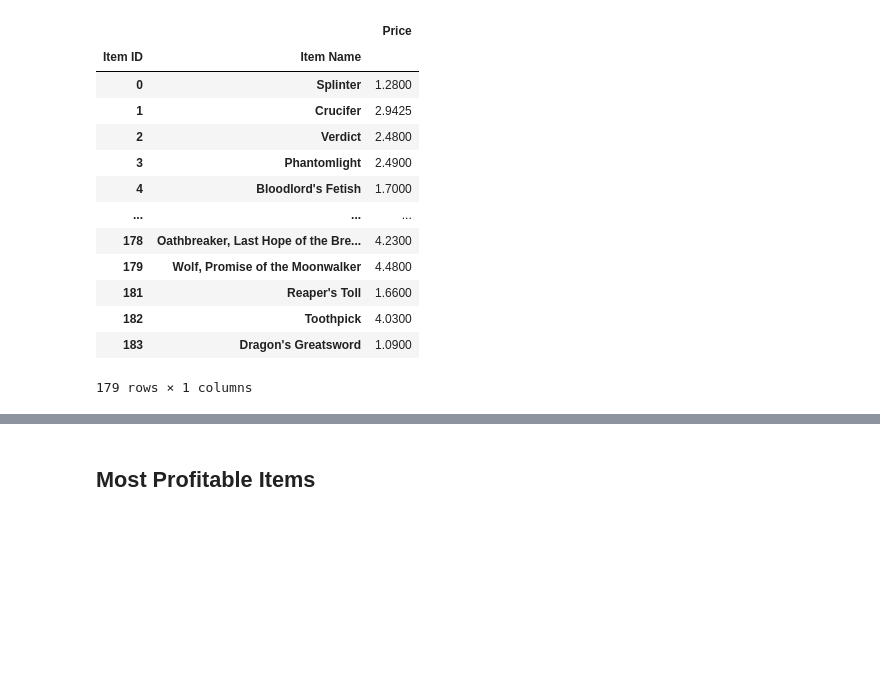
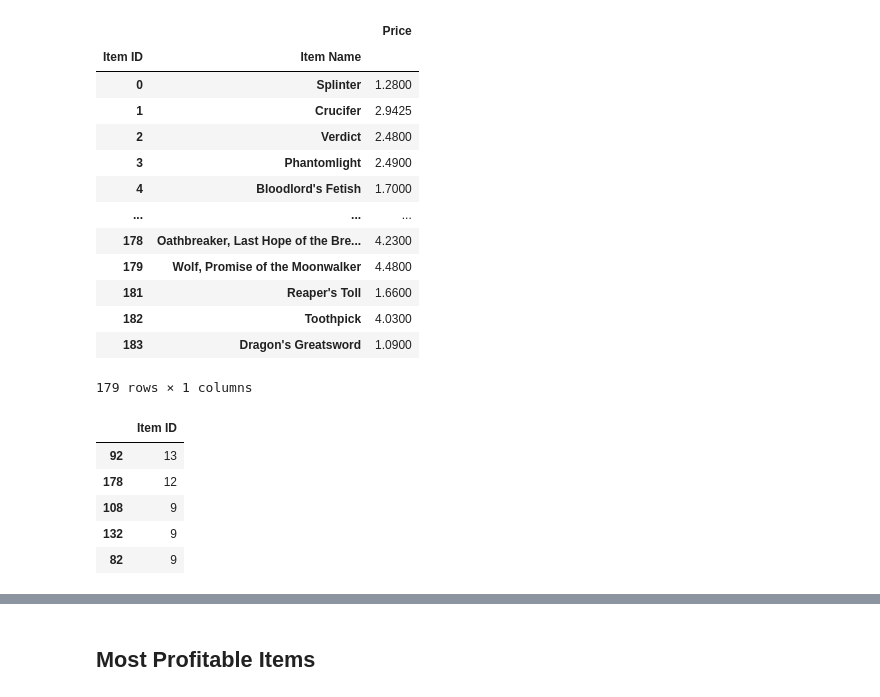
Before and after one commit to tracygoznikar/Pandas_Challenge, a Jupyter notebook: HerosOfPymoli/HeroesOfPymoli_starter.ipynb, the cells around one changed output, grey strips where cells are left out. Drawn from its saved outputs; the diff is of its cells as text; code cells hidden in the pictures; blank space fills up the shorter version.

```diff
--- a/HerosOfPymoli/HeroesOfPymoli_starter.ipynb
+++ b/HerosOfPymoli/HeroesOfPymoli_starter.ipynb
@@ -266,3 +266,19 @@ unique_items
 | 182 | Toothpick | 4.0300 |
 | 183 | Dragon's Greatsword | 1.0900 |
 179 rows × 1 columns
+# %%
+#create series to identify purchase count
+item_count = purchase_data_df['Item ID'].value_counts()
+
+#make series into data frame
+item_count_df = pd.DataFrame(item_count)
+
+#print
+item_count_df.head()
+# %% [output]
+|  | Item ID |
+| 92 | 13 |
+| 178 | 12 |
+| 108 | 9 |
+| 132 | 9 |
+| 82 | 9 |
```
Also changed, not shown: parts of 3 cells of this notebook.
